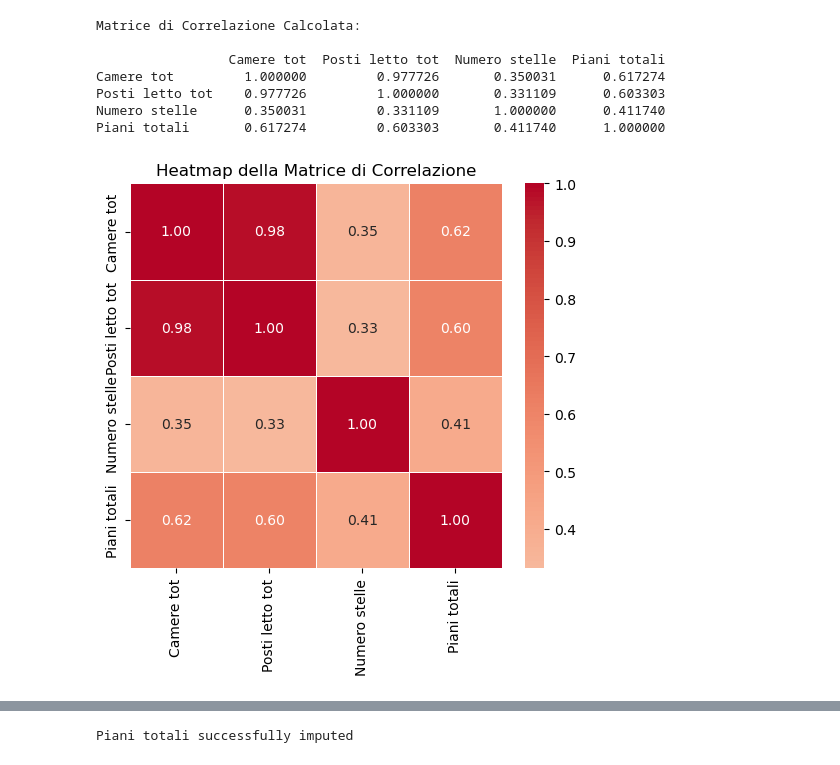
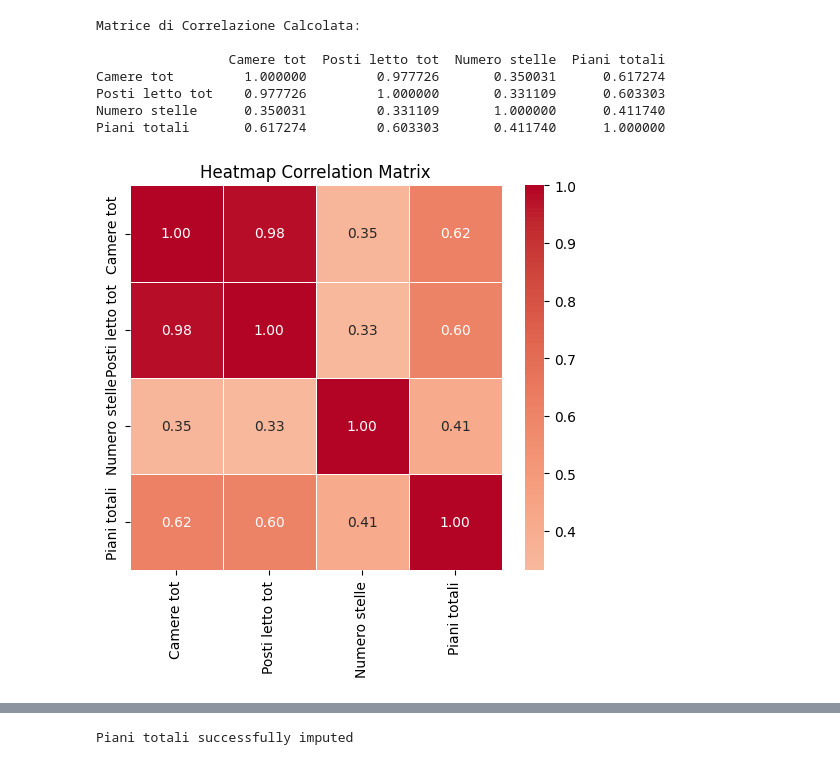
Before and after one commit to silviamacchi/DataQuality_project, a Jupyter notebook: Script report.ipynb, the cells around one changed output, grey strips where cells are left out. Cells and saved outputs as stored; diff of their text form; code cells hidden in the pictures.

```diff
--- a/Script report.ipynb
+++ b/Script report.ipynb
@@ -554,20 +558,20 @@ Piani totali       0.617274         0.603303       0.411740      1.000000
 # %%
 plt.figure(figsize=(6, 5))
 
 sns.heatmap(
     matrice_correlazione,
     annot=True,
     fmt=".2f",
     cmap='coolwarm',
     center=0,
     linewidths=.5,
     cbar=True
 )
 
-plt.title('Heatmap della Matrice di Correlazione')
+plt.title('Heatmap Correlation Matrix')
 plt.show()
 # %% [output]
-[figure, old version]
+[figure, new version]
 # %%
 data[data['Piani totali'].isna()]
 #we can use machine learning to infer the value
```
Also changed, not shown: parts of 18 cells of this notebook, 2 other files.
